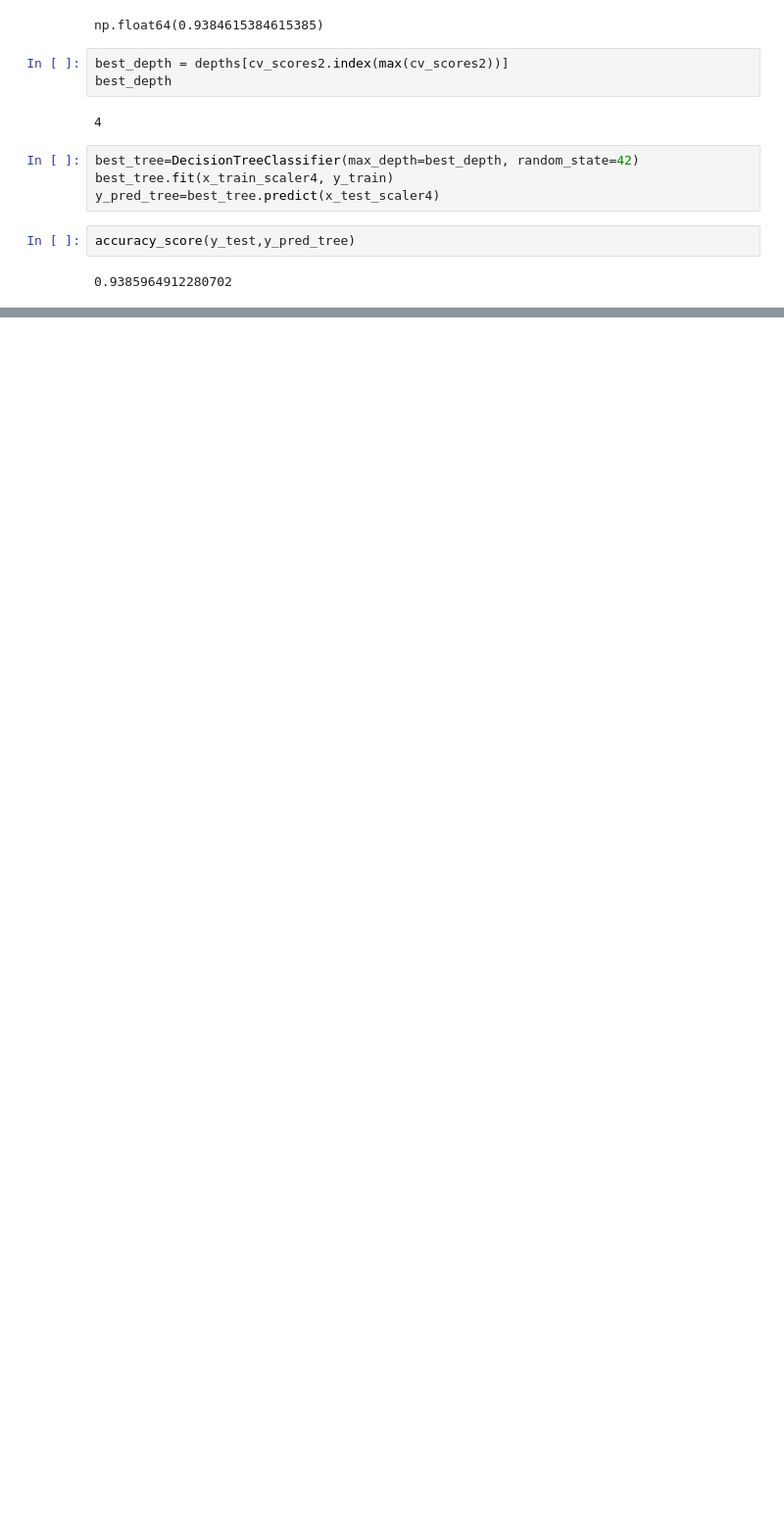
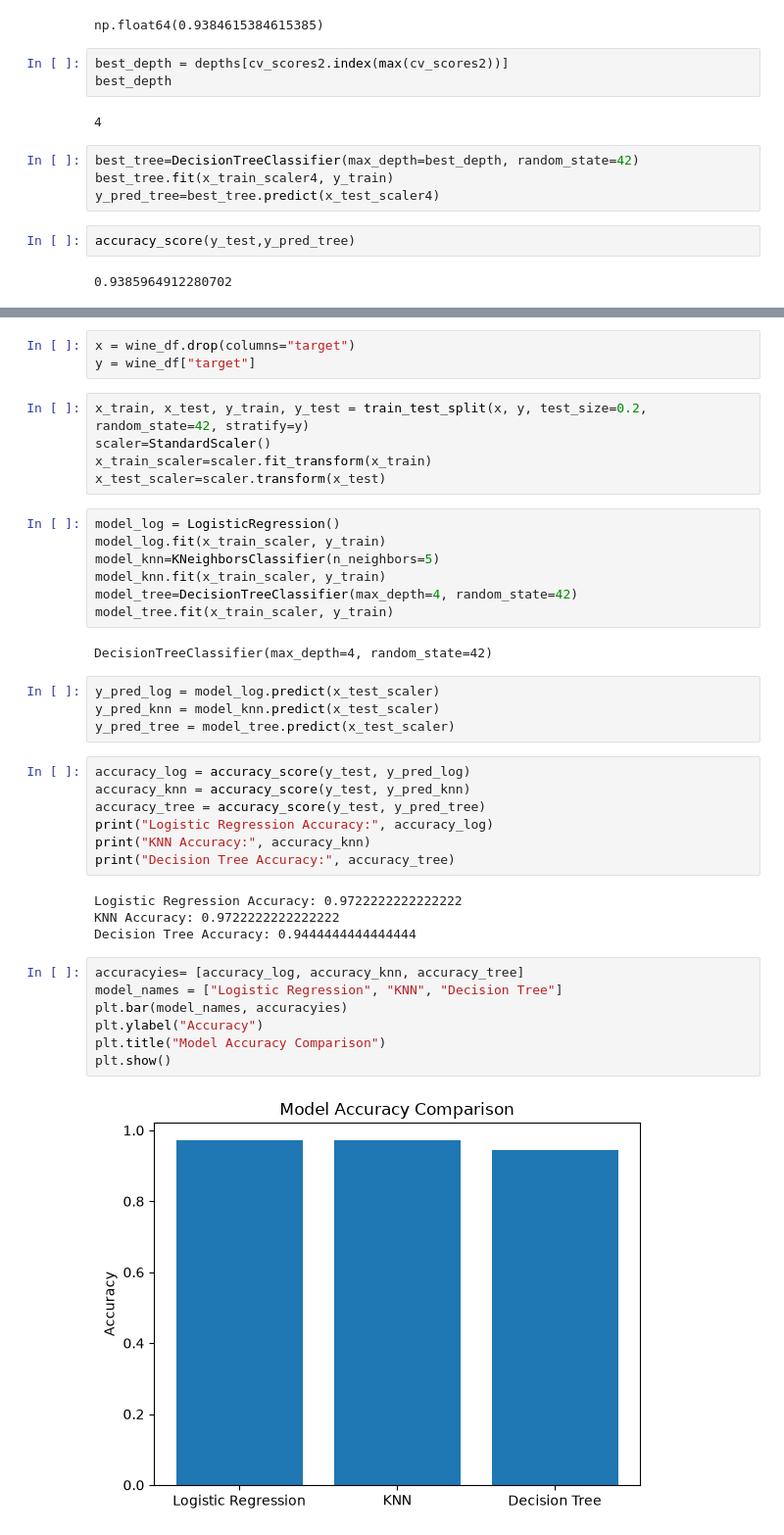
Before and after one commit to abolfazlrahmati20/machine_learning, a Jupyter notebook: week 5/logistic.ipynb, the cells around one changed output, grey strips where cells are left out. Shown at 98% size. Cells and saved outputs as stored; diff of their text form; blank space fills up the shorter version.

```diff
--- a/week 5/logistic.ipynb
+++ b/week 5/logistic.ipynb
@@ -289,0 +450,41 @@ accuracy_score(y_test,y_pred_tree)
+# %%
+x = wine_df.drop(columns="target")
+y = wine_df["target"]
+# %%
+x_train, x_test, y_train, y_test = train_test_split(x, y, test_size=0.2, random_state=42, stratify=y)
+scaler=StandardScaler()
+x_train_scaler=scaler.fit_transform(x_train)
+x_test_scaler=scaler.transform(x_test)
+# %%
+model_log = LogisticRegression()
+model_log.fit(x_train_scaler, y_train)
+model_knn=KNeighborsClassifier(n_neighbors=5)
+model_knn.fit(x_train_scaler, y_train)
+model_tree=DecisionTreeClassifier(max_depth=4, random_state=42)
+model_tree.fit(x_train_scaler, y_train)
+# %% [output]
+DecisionTreeClassifier(max_depth=4, random_state=42)
+# %%
+y_pred_log = model_log.predict(x_test_scaler)
+y_pred_knn = model_knn.predict(x_test_scaler)
+y_pred_tree = model_tree.predict(x_test_scaler)
+# %%
+accuracy_log = accuracy_score(y_test, y_pred_log)
+accuracy_knn = accuracy_score(y_test, y_pred_knn)
+accuracy_tree = accuracy_score(y_test, y_pred_tree)
+print("Logistic Regression Accuracy:", accuracy_log)
+print("KNN Accuracy:", accuracy_knn)
+print("Decision Tree Accuracy:", accuracy_tree)
+# %% [output]
+Logistic Regression Accuracy: 0.9722222222222222
+KNN Accuracy: 0.9722222222222222
+Decision Tree Accuracy: 0.9444444444444444
+# %%
+accuracyies= [accuracy_log, accuracy_knn, accuracy_tree]
+model_names = ["Logistic Regression", "KNN", "Decision Tree"]
+plt.bar(model_names, accuracyies)
+plt.ylabel("Accuracy")
+plt.title("Model Accuracy Comparison")
+plt.show()
+# %% [output]
+[figure, added]
```
Also changed, not shown: parts of 18 cells of this notebook.
